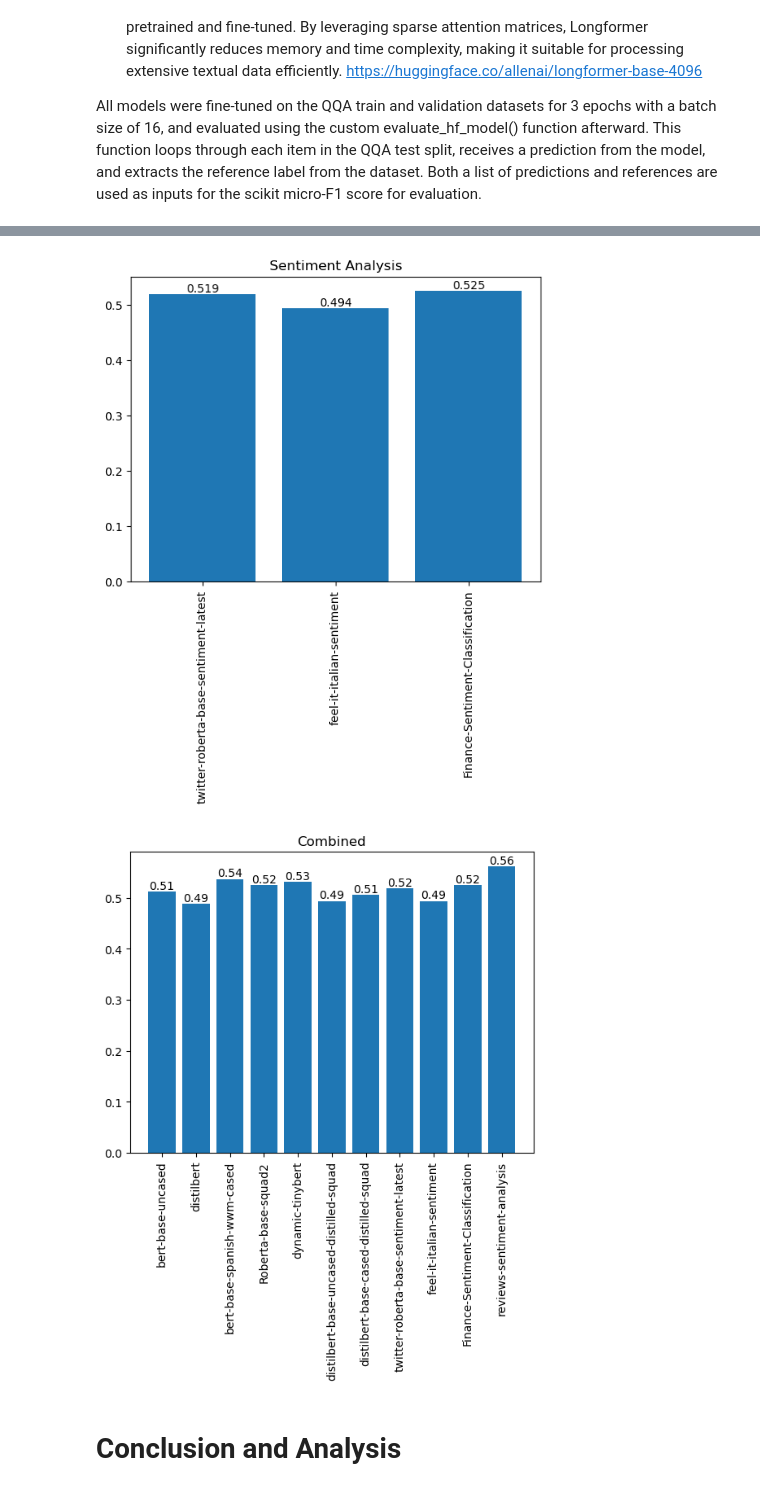
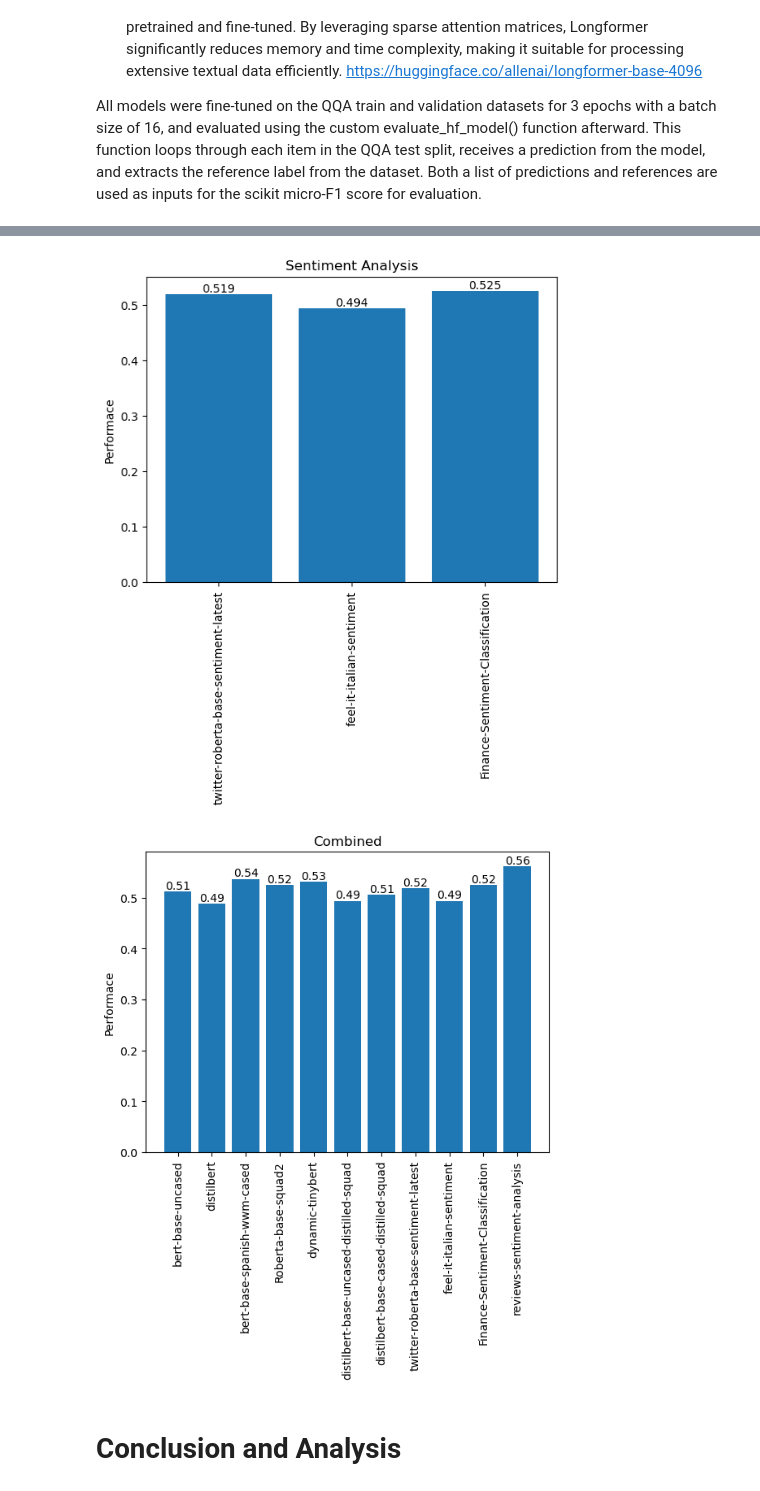
Before and after one commit to braphael99/NLPGroup5, a Jupyter notebook: Project3Code.ipynb, the cells around one changed output, grey strips where cells are left out. Drawn from its saved outputs; the diff is of its cells as text; code cells hidden in the pictures.

Commit message:
Added properly axis labeling to the graphs

```diff
--- a/Project3Code.ipynb
+++ b/Project3Code.ipynb
@@ -641,23 +643,25 @@ plt.show()
 plt.title("Sentiment Analysis")
 plt.xticks(xpoints[7:10], names[7:10], rotation = 'vertical')
 plt.bar(xpoints[7:10], ypoints[7:10])
+plt.ylabel("Performace")
 
 for x, y in zip(xpoints[7:10], ypoints[7:10]):
     plt.text(x, y, str(round(y, 3)), ha='center', va='bottom')
 
 plt.show()
 # %% [output]
-[figure, old version]
+[figure, new version]
 # %%
 plt.title("Combined")
 plt.xticks(xpoints, names, rotation = 'vertical')
 plt.bar(xpoints, ypoints)
+plt.ylabel("Performace")
 
 for x, y in zip(xpoints, ypoints):
     plt.text(x, y, str(round(y, 2)), ha='center', va='bottom')
 
 plt.show()
 # %% [output]
-[figure, old version]
+[figure, new version]
 # %% [markdown]
 # Conclusion and Analysis
```
Also changed, not shown: parts of 2 cells of this notebook.
